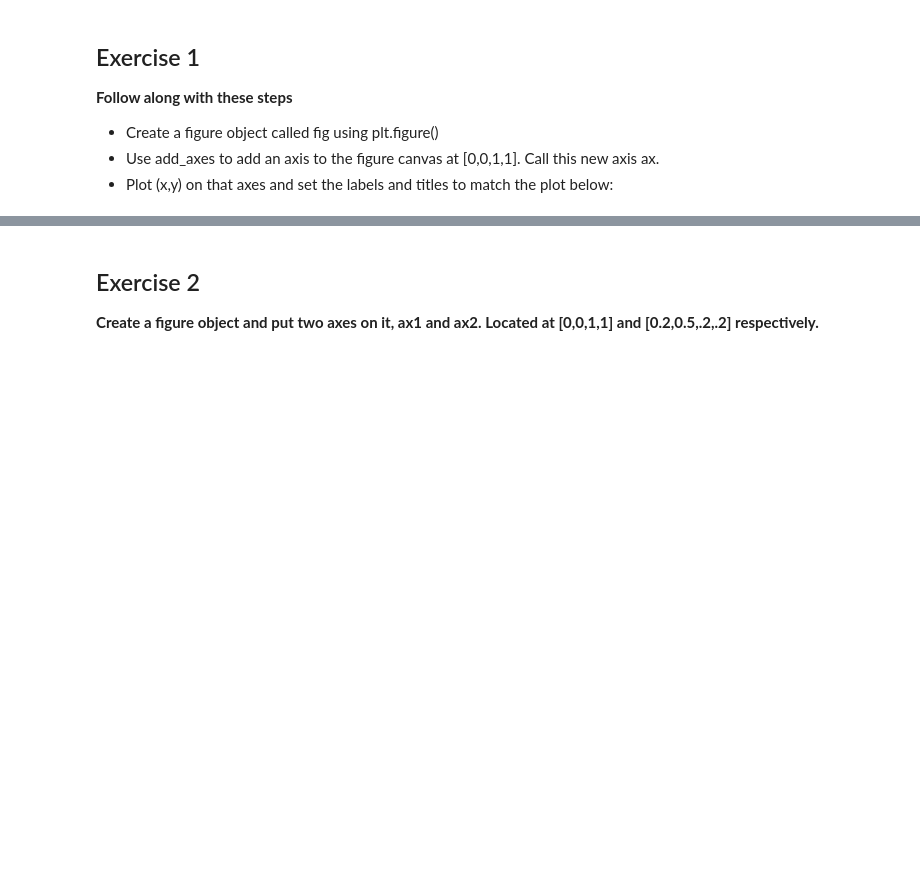
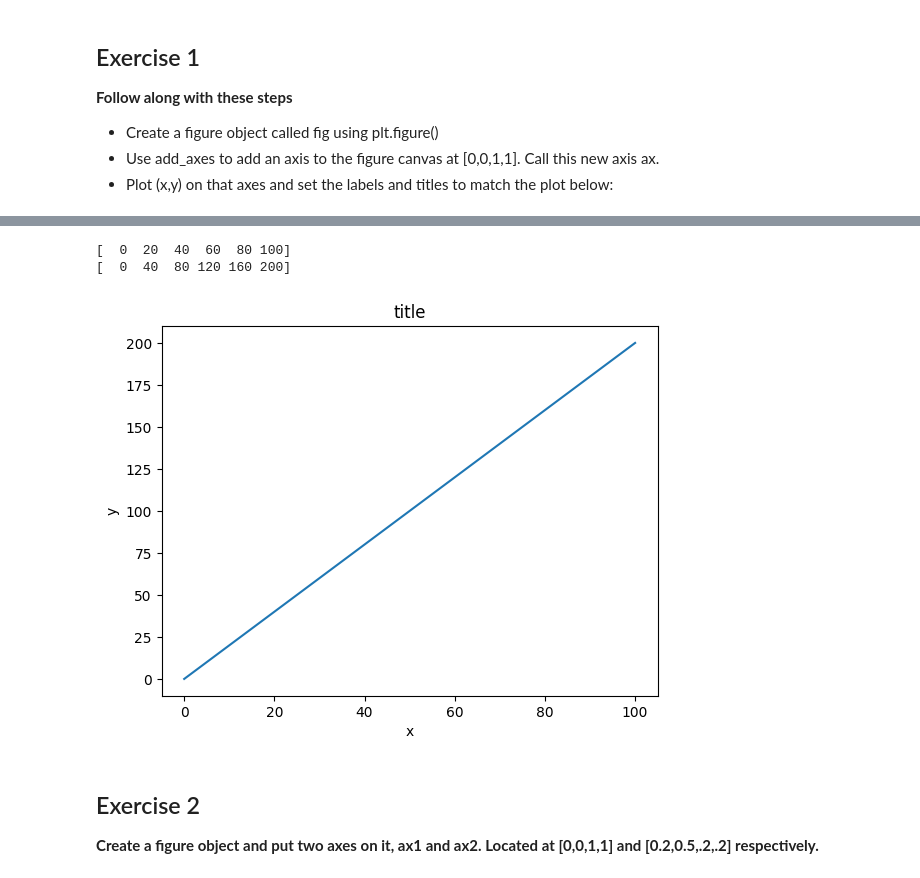
Before and after one commit to yashjangra07/WordForThought, a Jupyter notebook: Week 0/Riya Sharma/Exercise1.ipynb, the cells around one changed output, grey strips where cells are left out. Cells and saved outputs as stored; diff of their text form; code cells hidden in the pictures; blank space fills up the shorter version.

```diff
--- a/Week 0/Riya Sharma/Exercise1.ipynb
+++ b/Week 0/Riya Sharma/Exercise1.ipynb
@@ -29,3 +27,20 @@ Text(0.5, 1.0, 'title')
+# %%
+import matplotlib.pyplot as plt
+import numpy as np
+
+xpoints = np.arange(0,101,20)
+print(xpoints)
+ypoints = xpoints*2
+print(ypoints)
+plt.plot(xpoints, ypoints)
+plt.xlabel("x")
+plt.ylabel("y")
+plt.title("title")
+plt.show()
+# %% [output]
+[  0  20  40  60  80 100]
+[  0  40  80 120 160 200]
+[figure, added]
 # %% [markdown]
 ## Exercise 2
 **Create a figure object and put two axes on it, ax1 and ax2. Located at [0,0,1,1] and [0.2,0.5,.2,.2] respectively.**
```
Also changed, not shown: parts of 2 cells of this notebook.
